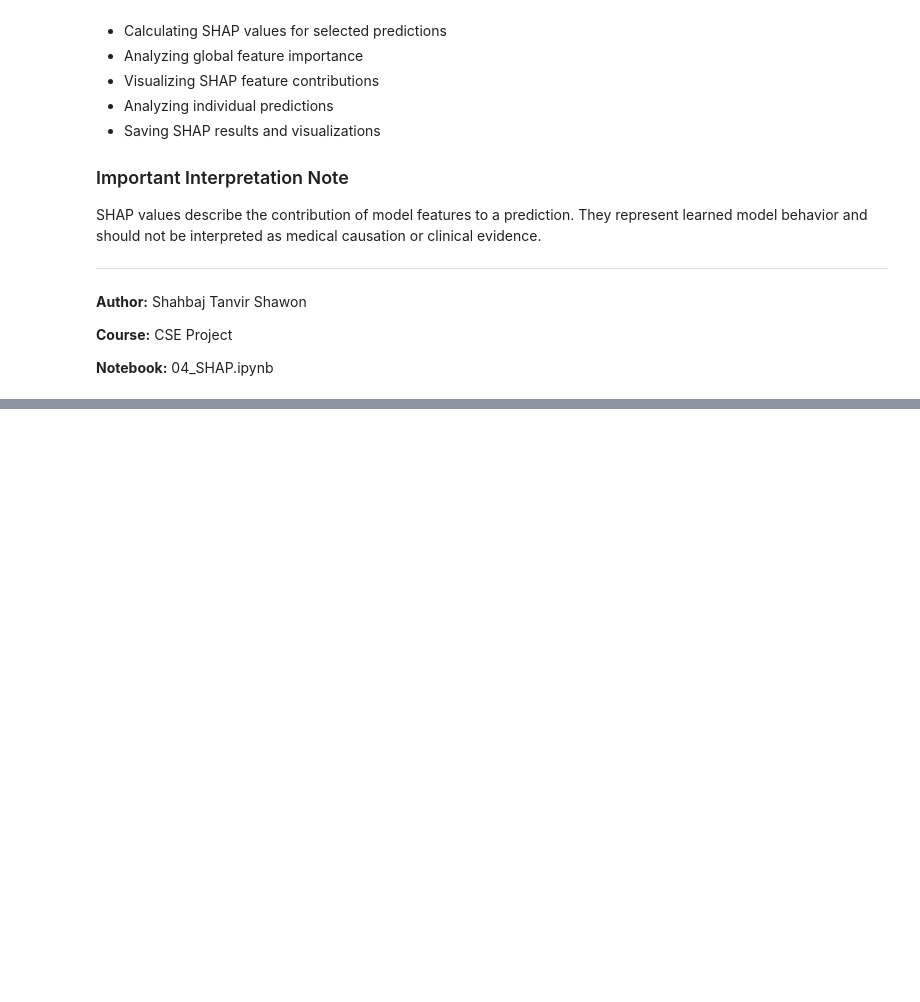
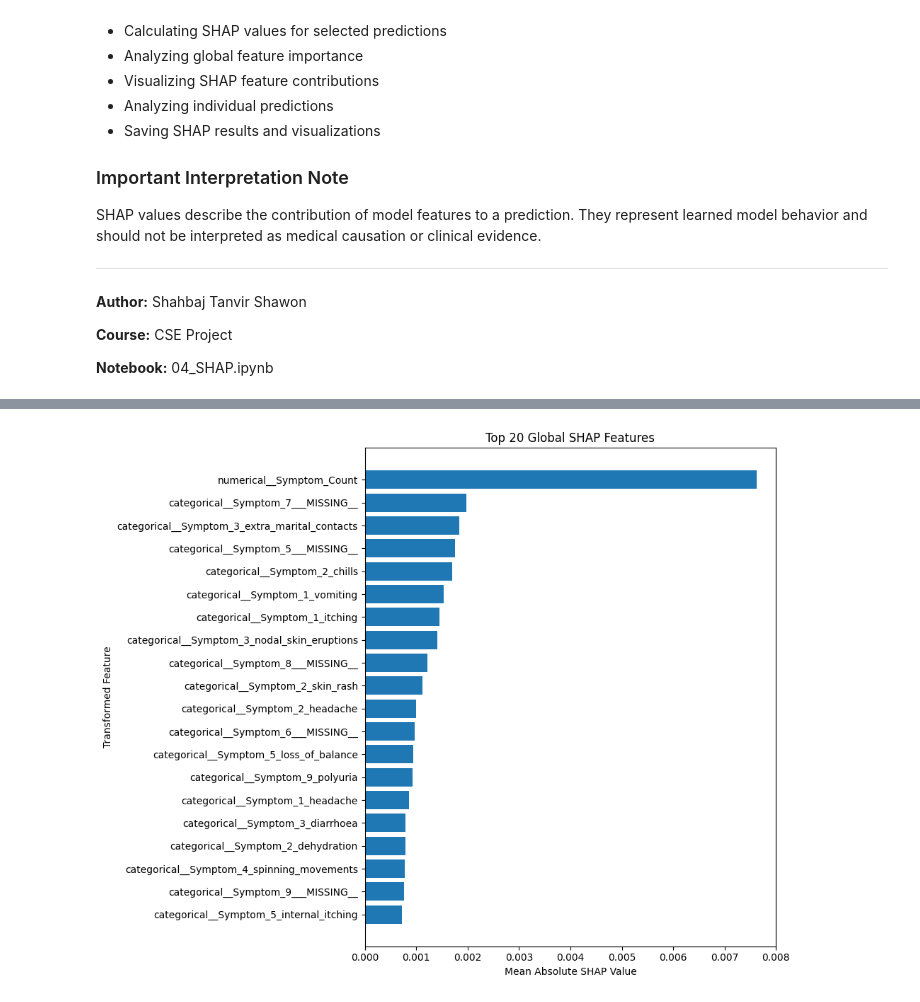
Before and after one commit to TanvirShawon20/AI-Disease-Prediction-System, a Jupyter notebook: notebooks/04_SHAP.ipynb, the cells around one changed output, grey strips where cells are left out. Saved outputs shown, nothing was run; the diff lists cells and outputs as text; code cells hidden in the pictures; blank space fills up the shorter version.

Commit message:
Complete SHAP analysis and ML modules

```diff
--- a/notebooks/04_SHAP.ipynb
+++ b/notebooks/04_SHAP.ipynb
@@ -1376,0 +923,20 @@ The project can now proceed toward:
+# %%
+shap_values = explainer(
+    X_explain_transformed
+)
+
+print("=" * 60)
+print("SHAP VALUES CALCULATED")
+print("=" * 60)
+
+print(
+    f"SHAP explanation type: "
+    f"{type(shap_values).__name__}"
+)
+
+print(
+    f"SHAP value shape: "
+    f"{np.asarray(shap_values.values).shape}"
+)
+
+print("\n✓ SHAP values calculated successfully.")
@@ -1376,0 +1093,35 @@ The project can now proceed toward:
+# %%
+top_global = (
+    global_importance_df
+    .head(20)
+    .sort_values(
+        "Mean_Absolute_SHAP"
+    )
+)
+
+plt.figure(
+    figsize=(10, 8)
+)
+
+plt.barh(
+    top_global["Feature"],
+    top_global["Mean_Absolute_SHAP"]
+)
+
+plt.xlabel(
+    "Mean Absolute SHAP Value"
+)
+
+plt.ylabel(
+    "Transformed Feature"
+)
+
+plt.title(
+    "Top 20 Global SHAP Features"
+)
+
+plt.tight_layout()
+
+plt.show()
+# %% [output]
+[figure, added]
```
Also changed, not shown: parts of 122 cells of this notebook, 12 other files.
